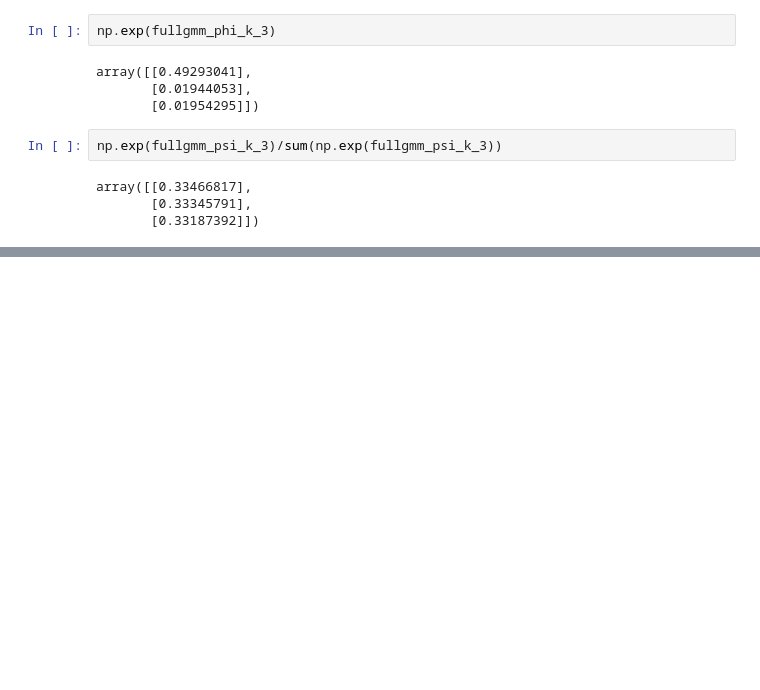
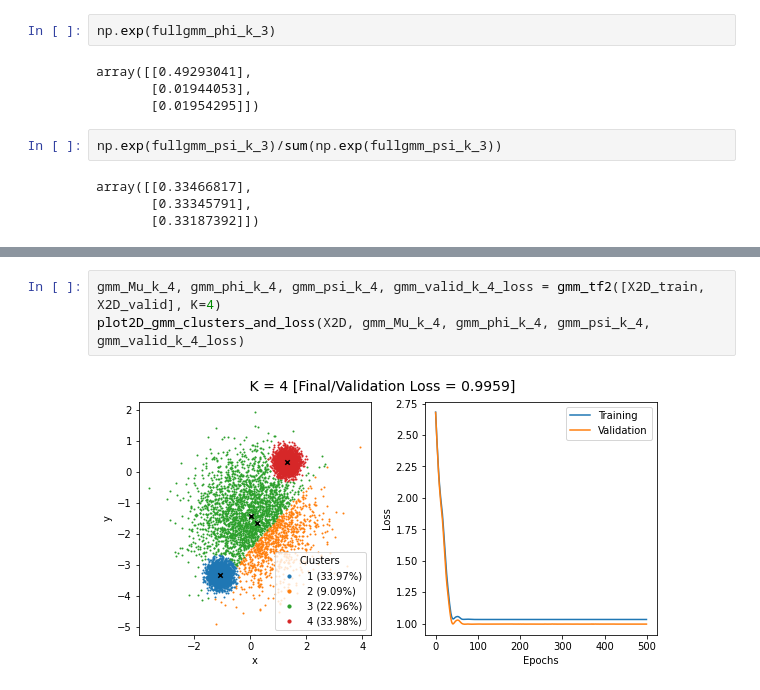
Before and after one commit to pranshumalik14/ece421-labs-hw, a Jupyter notebook: labs/lab3/lab3.ipynb, the cells around one changed output, grey strips where cells are left out. Saved outputs shown, nothing was run; the diff lists cells and outputs as text; blank space fills up the shorter version.

```diff
--- a/labs/lab3/lab3.ipynb
+++ b/labs/lab3/lab3.ipynb
@@ -350,0 +369,5 @@ plot2D_kmeans_clusters_and_loss(X2D, Mu_k_1, validation_k_1_loss_history)
+# %%
+gmm_Mu_k_4, gmm_phi_k_4, gmm_psi_k_4, gmm_valid_k_4_loss = gmm_tf2([X2D_train, X2D_valid], K=4)
+plot2D_gmm_clusters_and_loss(X2D, gmm_Mu_k_4, gmm_phi_k_4, gmm_psi_k_4, gmm_valid_k_4_loss)
+# %% [output]
+[figure, added]
```
Also changed, not shown: parts of 7 cells of this notebook.
